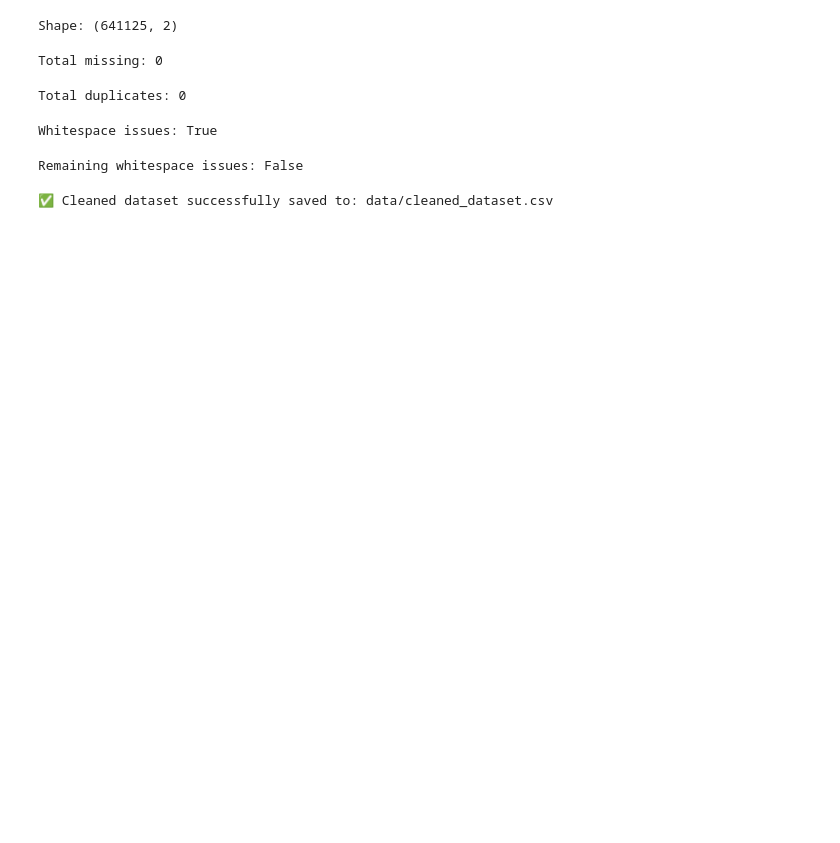
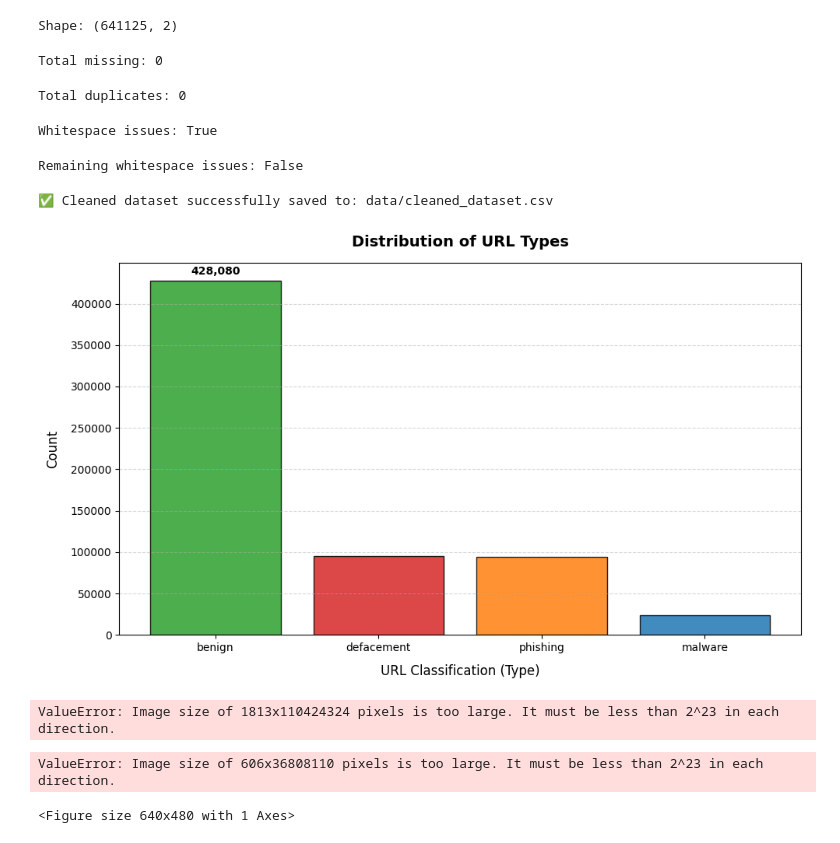
Before and after one commit to DevAnnafi/Malicious_Url_Classifier, a Jupyter notebook: notebooks/01_eda.ipynb, the cells around one changed output. Saved outputs shown, nothing was run; the diff lists cells and outputs as text; code cells hidden in the pictures; blank space fills up the shorter version.

Commit message:
Feature: Created the bar chart for more deep analysis

```diff
--- a/notebooks/01_eda.ipynb
+++ b/notebooks/01_eda.ipynb
@@ -174,3 +175,34 @@ df.to_csv(file_path, index=False)
 print(f"✅ Cleaned dataset successfully saved to: {file_path}")
 # %% [output]
 ✅ Cleaned dataset successfully saved to: data/cleaned_dataset.csv
+# %%
+type_counts = df['type'].value_counts()
+
+plt.figure(figsize=(10, 6))
+
+
+colors = ['#2ca02c', '#d62728', '#ff7f0e', '#1f77b4', '#9467bd'][:len(type_counts)]
+bars = plt.bar(type_counts.index, type_counts.values, color=colors, edgecolor='black', alpha=0.85)
+
+# 4. Add numerical labels on top of each bar
+for bar in bars:
+    height = bar.get_height()
+    plt.text(bar.get_x() + bar.get_width()/2., height + (max(type_counts.values) * 0.01),
+        f'{height:,}',
+        ha='center', va='bottom', fontsize=10, fontweight='bold')
+
+    # 5. Styling and titles
+    plt.title('Distribution of URL Types', fontsize=14, fontweight='bold', pad=15)
+    plt.xlabel('URL Classification (Type)', fontsize=12, labelpad=10)
+    plt.ylabel('Count', fontsize=12, labelpad=10)
+    plt.grid(axis='y', linestyle='--', alpha=0.5)
+
+    # 6. Render chart
+    plt.tight_layout()
+    plt.savefig('../data/url_distribution.png', dpi=300, bbox_inches='tight')
+    plt.show()
+# %% [output]
+[figure, added]
+ValueError: Image size of 1813x110424324 pixels is too large. It must be less than 2^23 in each direction.
+ValueError: Image size of 606x36808110 pixels is too large. It must be less than 2^23 in each direction.
+<Figure size 640x480 with 1 Axes>
```
Also changed, not shown: parts of 2 cells of this notebook, 1 other file.
